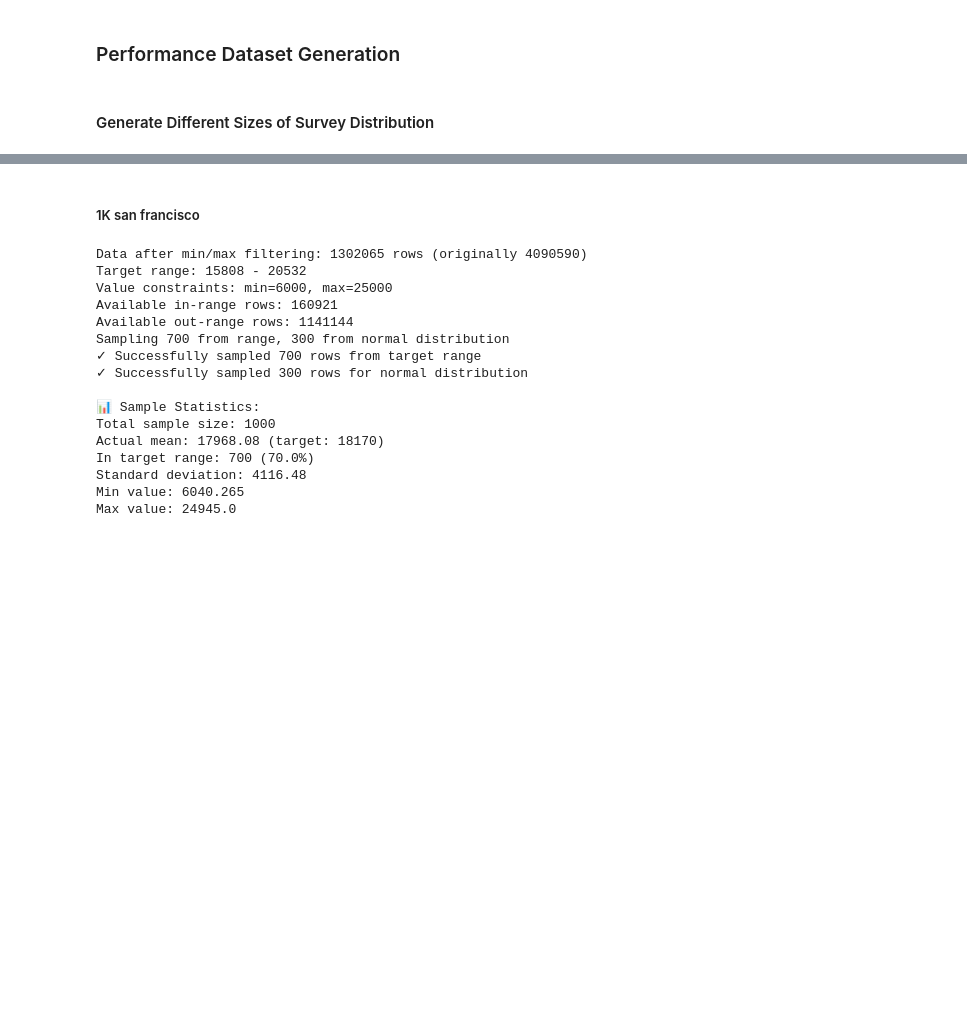
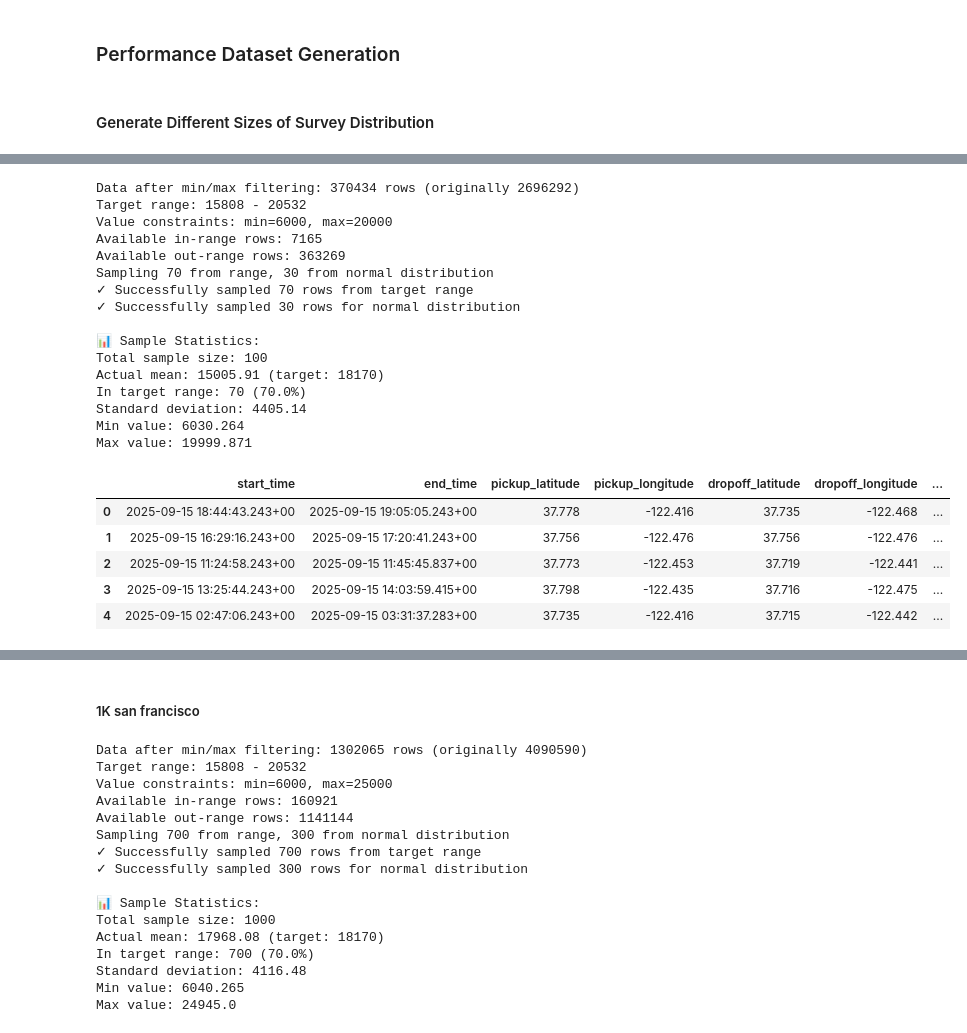
Before and after one commit to carpooling-egy/matching-engine, a Jupyter notebook: testing/datasets.ipynb, the cells around one changed output, grey strips where cells are left out. Drawn from its saved outputs; the diff is of its cells as text; code cells hidden in the pictures; blank space fills up the shorter version.

```diff
--- a/testing/datasets.ipynb
+++ b/testing/datasets.ipynb
@@ -1938,0 +1972,33 @@ def create_multiple_datasets(file_path, dataset_count=3, rows_per_dataset=None):
+# %%
+sample_sf_100 = create_targeted_sample(dataset_sf, "trip_distance_meters",
+                       sample_size=100,
+                       target_range_pct=0.7,
+                       range_tolerance=0.13,
+                       max_value=20000
+                       )
+sample_sf_100 = normalize_sample_dates(sample_sf_100)
+
+sample_sf_100.head()
+# %% [output]
+Data after min/max filtering: 370434 rows (originally 2696292)
+Target range: 15808 - 20532
+Value constraints: min=6000, max=20000
+Available in-range rows: 7165
+Available out-range rows: 363269
+Sampling 70 from range, 30 from normal distribution
+✓ Successfully sampled 70 rows from target range
+✓ Successfully sampled 30 rows for normal distribution
+
+📊 Sample Statistics:
+Total sample size: 100
+Actual mean: 15005.91 (target: 18170)
+In target range: 70 (70.0%)
+Standard deviation: 4405.14
+Min value: 6030.264
+Max value: 19999.871
+|  | start_time | end_time | pickup_latitude | pickup_longitude | dropoff_latitude | dropoff_longitude | ... |
+| 0 | 2025-09-15 18:44:43.243+00 | 2025-09-15 19:05:05.243+00 | 37.778 | -122.416 | 37.735 | -122.468 | ... |
+| 1 | 2025-09-15 16:29:16.243+00 | 2025-09-15 17:20:41.243+00 | 37.756 | -122.476 | 37.756 | -122.476 | ... |
+| 2 | 2025-09-15 11:24:58.243+00 | 2025-09-15 11:45:45.837+00 | 37.773 | -122.453 | 37.719 | -122.441 | ... |
+| 3 | 2025-09-15 13:25:44.243+00 | 2025-09-15 14:03:59.415+00 | 37.798 | -122.435 | 37.716 | -122.475 | ... |
+| 4 | 2025-09-15 02:47:06.243+00 | 2025-09-15 03:31:37.283+00 | 37.735 | -122.416 | 37.715 | -122.442 | ... |
```
Also changed, not shown: parts of 11 cells of this notebook.
